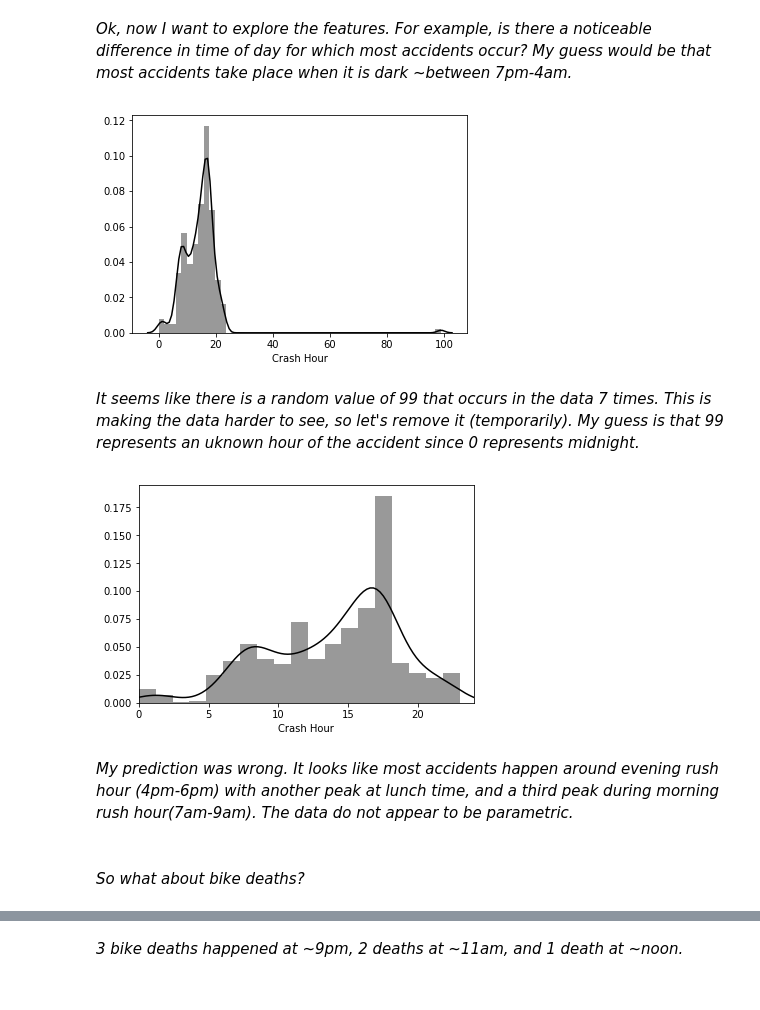
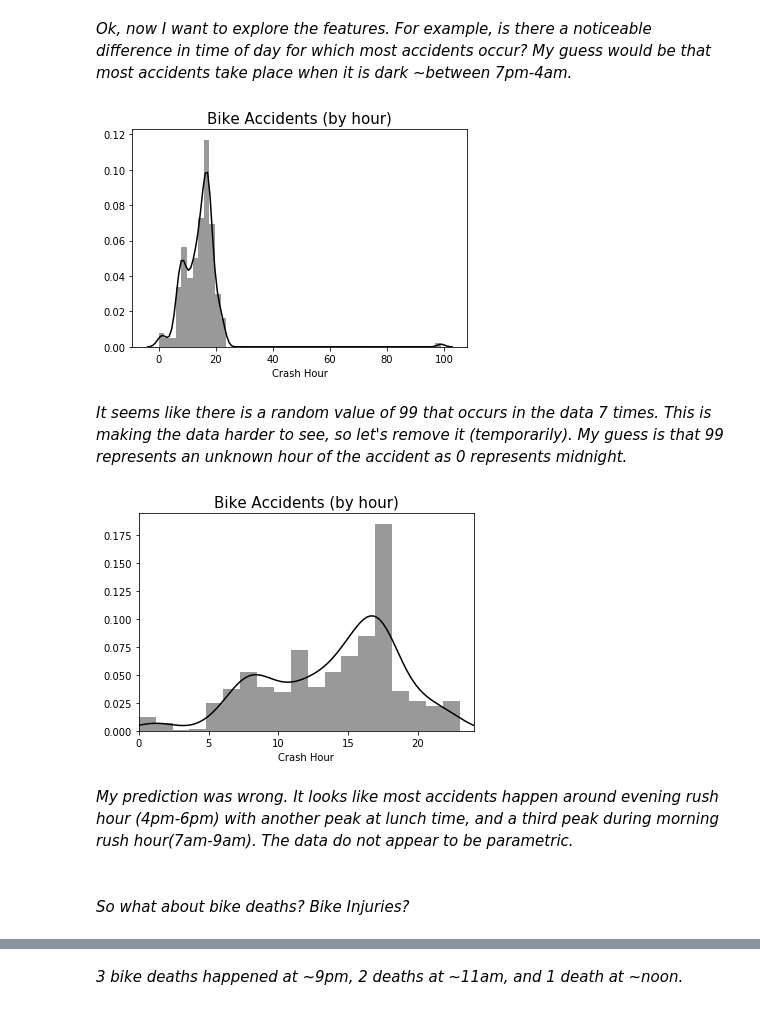
Before and after one commit to kimrharper/thinkful, a Jupyter notebook: capstone/capstone-cleaning.ipynb, the cells around one changed output, grey strips where cells are left out. Saved outputs shown, nothing was run; the diff lists cells and outputs as text; code cells hidden in the pictures.

```diff
--- a/capstone/capstone-cleaning.ipynb
+++ b/capstone/capstone-cleaning.ipynb
@@ -61,16 +63,16 @@ memory usage: 161.1+ KB
 # %% [markdown]
 _Ok, now I want to explore the features. For example, is there a noticeable difference in time of day for which most accidents occur? My guess would be that most accidents take place when it is dark ~between 7pm-4am._
 # %%
-sns.distplot(bikeaccident['Crash Hour'],color = 'black');
+sns.distplot(bikeaccident['Crash Hour'],color = 'black');plt.title('Bike Accidents (by hour)',size=15);plt.show()
 # %% [output]
-[figure, old version]
+[figure, new version]
 # %% [markdown]
-_It seems like there is a random value of 99 that occurs in the data 7 times. This is making the data harder to see, so let's remove it (temporarily). My guess is that 99 represents an uknown hour of the accident since 0 represents midnight._
+_It seems like there is a random value of 99 that occurs in the data 7 times. This is making the data harder to see, so let's remove it (temporarily). My guess is that 99 represents an unknown hour of the accident as 0 represents midnight._
 # %%
-sns.distplot(bikeaccident['Crash Hour'][bikeaccident['Crash Hour']< 99],color='black');plt.xlim(0,24);
+sns.distplot(bikeaccident['Crash Hour'][bikeaccident['Crash Hour']< 99],color='black');plt.xlim(0,24);plt.title('Bike Accidents (by hour)',size=15);plt.show()
 # %% [output]
-[figure, old version]
+[figure, new version]
 # %% [markdown]
 _My prediction was wrong. It looks like most accidents happen around evening rush hour (4pm-6pm) with another peak at lunch time, and a third peak during morning rush hour(7am-9am). The data do not appear to be parametric._
 # %% [markdown]
-<br>_So what about bike deaths?_
+<br>_So what about bike deaths? Bike Injuries?_
```
Also changed, not shown: parts of 14 cells of this notebook.
